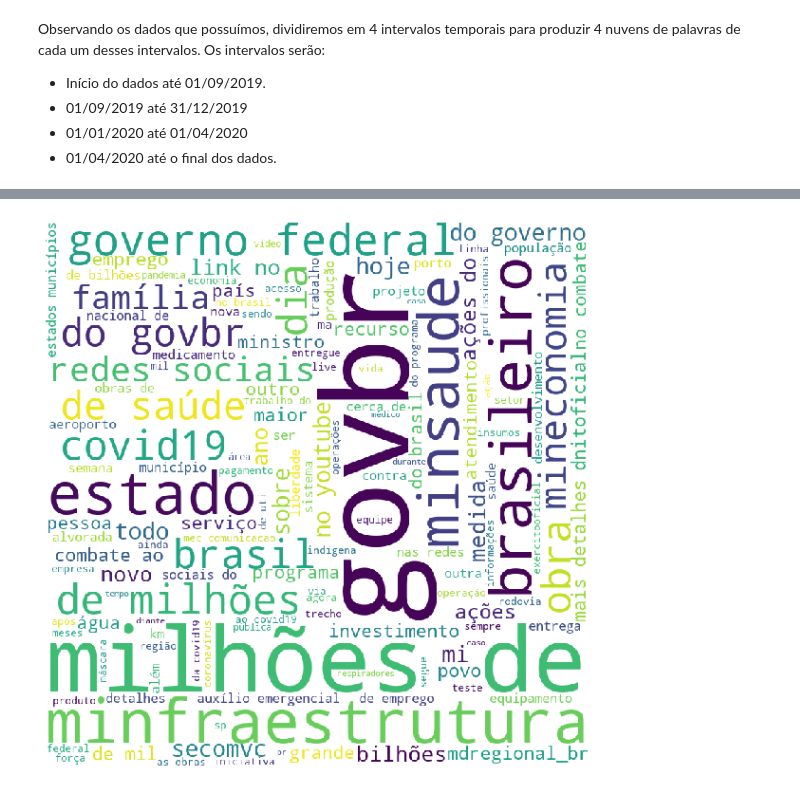
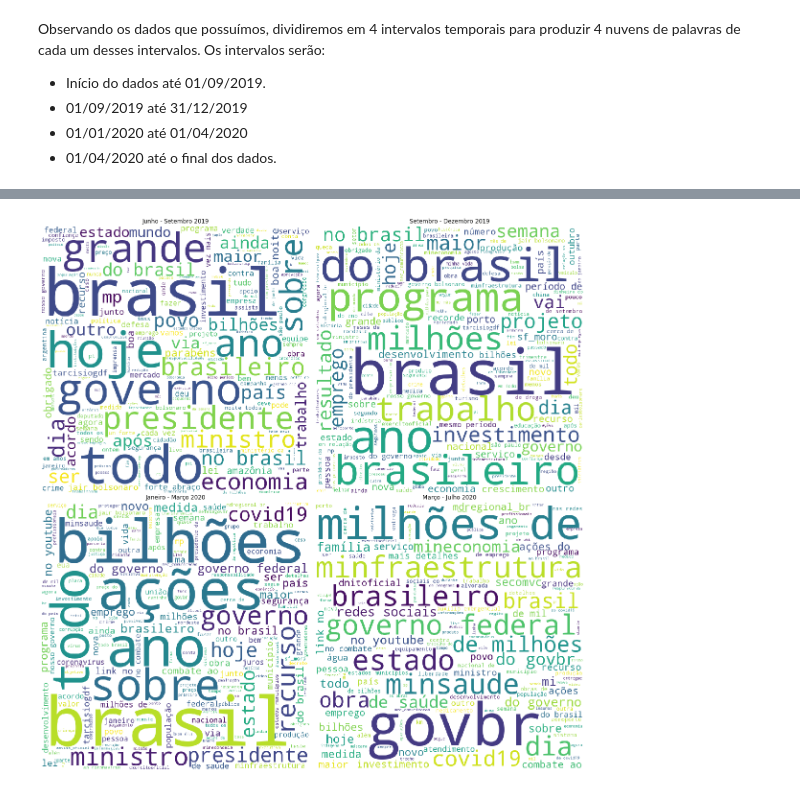
Before and after one commit to GiovaniValdrighi/Bolsonaro_Tweets, a Jupyter notebook: notebooks/wordcloud.ipynb, the cells around one changed output, grey strips where cells are left out. Cells and saved outputs as stored; diff of their text form; code cells hidden in the pictures.

Commit message:
created a single wordcloud

```diff
--- a/notebooks/wordcloud.ipynb
+++ b/notebooks/wordcloud.ipynb
@@ -101,12 +59,33 @@ plt.show()
-# %%
-wordcloud = WordCloud(width = 800, height = 800, background_color ='white',
-                      stopwords = stopwords, min_font_size = 10).generate(tweets_apr_end)
-# plot the WordCloud images
-plt.figure(figsize = (8, 8), facecolor = None)
-plt.imshow(wordcloud)
-plt.axis("off")
-plt.tight_layout(pad = 0)
-
-plt.show()
-# %% [output]
-[figure, removed]
+# %%
+wordcloud1 = WordCloud(width = 800, height = 800, background_color ='white',
+                      stopwords = stopwords, min_font_size = 10).generate(tweets_start_sep)
+wordcloud2 = WordCloud(width = 800, height = 800, background_color ='white',
+                      stopwords = stopwords, min_font_size = 10).generate(tweets_sep_dec)
+wordcloud3 = WordCloud(width = 800, height = 800, background_color ='white',
+                      stopwords = stopwords, min_font_size = 10).generate(tweets_jan_mar)
+wordcloud4 = WordCloud(width = 800, height = 800, background_color ='white',
+                      stopwords = stopwords, min_font_size = 10).generate(tweets_apr_end)
+# plot the WordCloud images
+plt.figure(figsize = (16, 16), facecolor = None)
+plt.title("Nuvem de palavras utilizadas no Twitter por Bolsonaro")
+ax1 = plt.subplot(221)
+plt.imshow(wordcloud1)
+plt.axis("off")
+ax1.title.set_text("Junho - Setembro 2019")
+ax2 = plt.subplot(222)
+plt.imshow(wordcloud2)
+plt.axis("off")
+ax2.title.set_text("Setembro - Dezembro 2019")
+ax3 = plt.subplot(223)
+plt.imshow(wordcloud3)
+plt.axis("off")
+ax3.title.set_text("Janeiro - Março 2020")
+ax4 = plt.subplot(224)
+plt.imshow(wordcloud4)
+plt.axis("off")
+ax4.title.set_text("Março - Julho 2020")
+plt.tight_layout(pad = 0)
+plt.savefig('..\\images\\wordcloud.png')
+plt.show()
+# %% [output]
+[figure, added]
```
Also changed, not shown: parts of 5 cells of this notebook.
